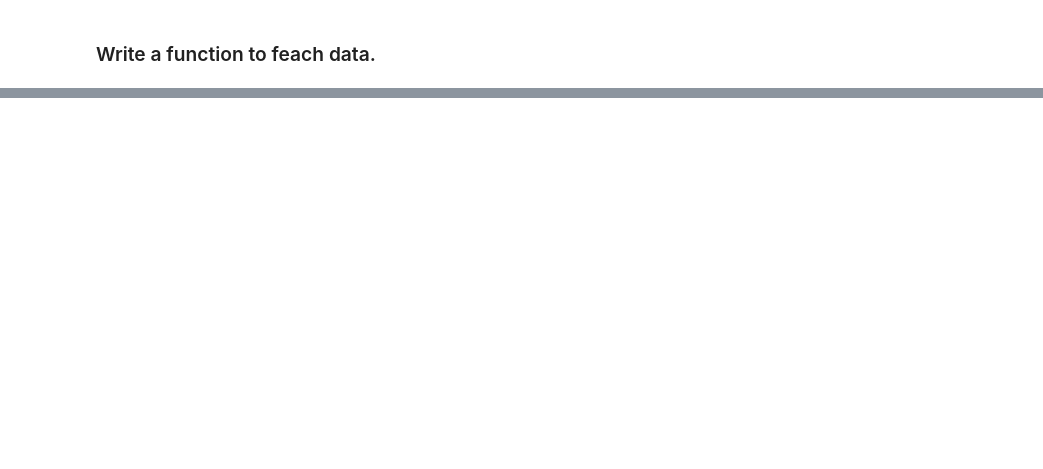
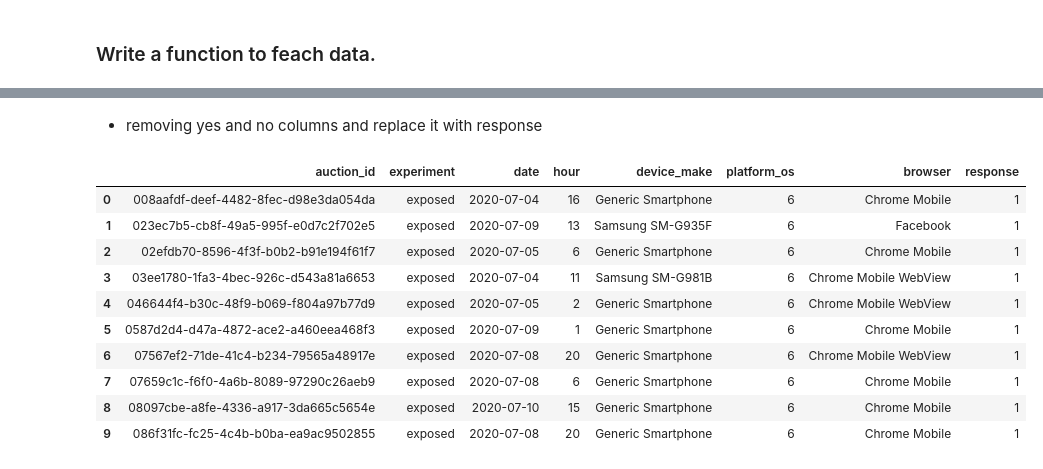
Before and after one commit to gshanko125298/SmartAd_A-B_Testing_user_analysis, a Jupyter notebook: notebooks/sequential_testing.ipynb, the cells around one changed output, grey strips where cells are left out. Saved outputs shown, nothing was run; the diff lists cells and outputs as text; code cells hidden in the pictures; blank space fills up the shorter version.

```diff
--- a/notebooks/sequential_testing.ipynb
+++ b/notebooks/sequential_testing.ipynb
@@ -322,0 +69,9 @@ def ConditionalSPRT(self,x,y,t1,alpha=0.05,beta=0.10,stop=None):
+# %%
+# copying dataframe
+response = df.copy(deep=True)
+# %%
+# getting users who only selects yes or no
+response = response[response['yes'] == 1].append(response[response['no'] == 1])
+# %%
+# finding the control group
+control_df = response[response['experiment'] == 'control']
@@ -322,0 +81,23 @@ def ConditionalSPRT(self,x,y,t1,alpha=0.05,beta=0.10,stop=None):
+# %% [markdown]
+- removing yes and no columns and replace it with response
+# %%
+#Control group
+# yes = 1 and No = 0
+df_yes = control_df[control_df['yes'] == 1].drop(['yes','no'], axis = 1)
+df_yes['response'] = 1
+df_no = control_df[control_df['no'] == 1].drop(['yes','no'], axis = 1)
+df_no['response'] = 0
+control_plot_df = df1.append(df2).reset_index(drop=True)
+control_plot_df.head(10)
+# %% [output]
+|  | auction_id | experiment | date | hour | device_make | platform_os | browser | response |
+| 0 | 008aafdf-deef-4482-8fec-d98e3da054da | exposed | 2020-07-04 | 16 | Generic Smartphone | 6 | Chrome Mobile | 1 |
+| 1 | 023ec7b5-cb8f-49a5-995f-e0d7c2f702e5 | exposed | 2020-07-09 | 13 | Samsung SM-G935F | 6 | Facebook | 1 |
+| 2 | 02efdb70-8596-4f3f-b0b2-b91e194f61f7 | exposed | 2020-07-05 | 6 | Generic Smartphone | 6 | Chrome Mobile | 1 |
+| 3 | 03ee1780-1fa3-4bec-926c-d543a81a6653 | exposed | 2020-07-04 | 11 | Samsung SM-G981B | 6 | Chrome Mobile WebView | 1 |
+| 4 | 046644f4-b30c-48f9-b069-f804a97b77d9 | exposed | 2020-07-05 | 2 | Generic Smartphone | 6 | Chrome Mobile WebView | 1 |
+| 5 | 0587d2d4-d47a-4872-ace2-a460eea468f3 | exposed | 2020-07-09 | 1 | Generic Smartphone | 6 | Chrome Mobile | 1 |
+| 6 | 07567ef2-71de-41c4-b234-79565a48917e | exposed | 2020-07-08 | 20 | Generic Smartphone | 6 | Chrome Mobile WebView | 1 |
+| 7 | 07659c1c-f6f0-4a6b-8089-97290c26aeb9 | exposed | 2020-07-08 | 6 | Generic Smartphone | 6 | Chrome Mobile | 1 |
+| 8 | 08097cbe-a8fe-4336-a917-3da665c5654e | exposed | 2020-07-10 | 15 | Generic Smartphone | 6 | Chrome Mobile | 1 |
+| 9 | 086f31fc-fc25-4c4b-b0ba-ea9ac9502855 | exposed | 2020-07-08 | 20 | Generic Smartphone | 6 | Chrome Mobile | 1 |
```
Also changed, not shown: parts of 31 cells of this notebook.
